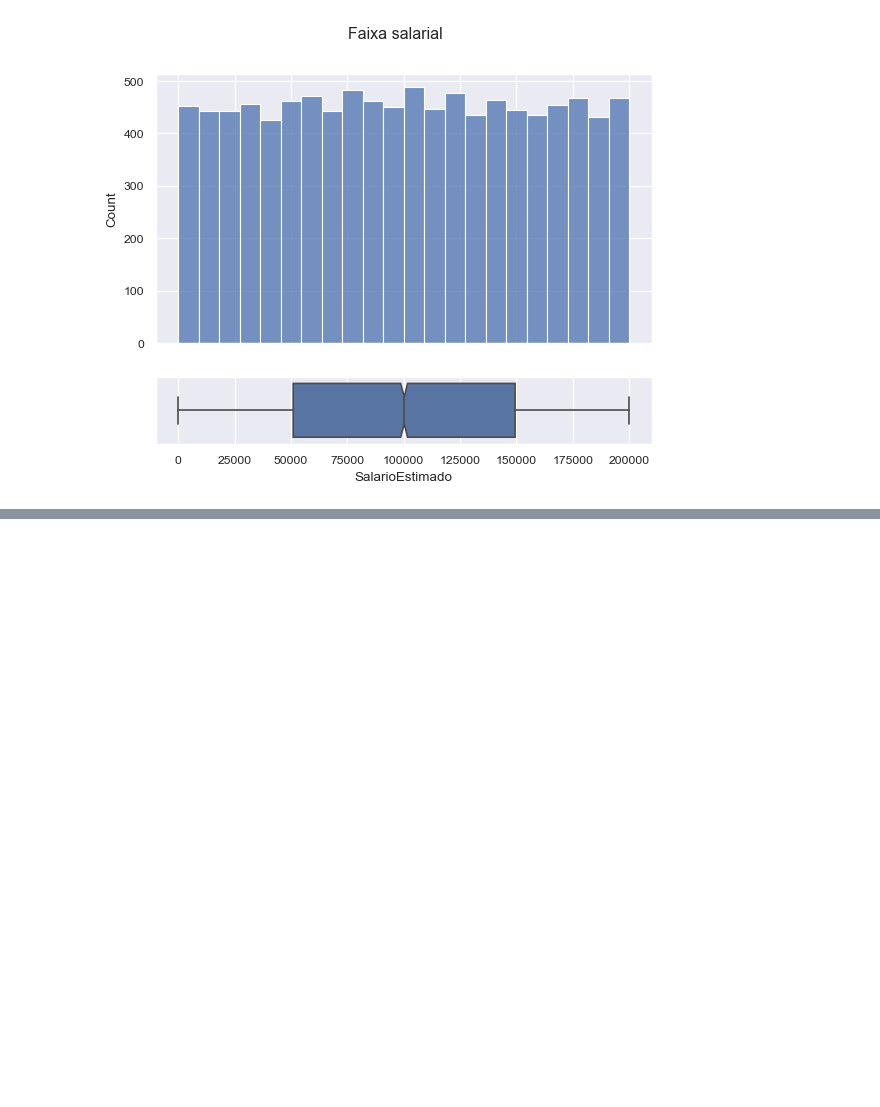
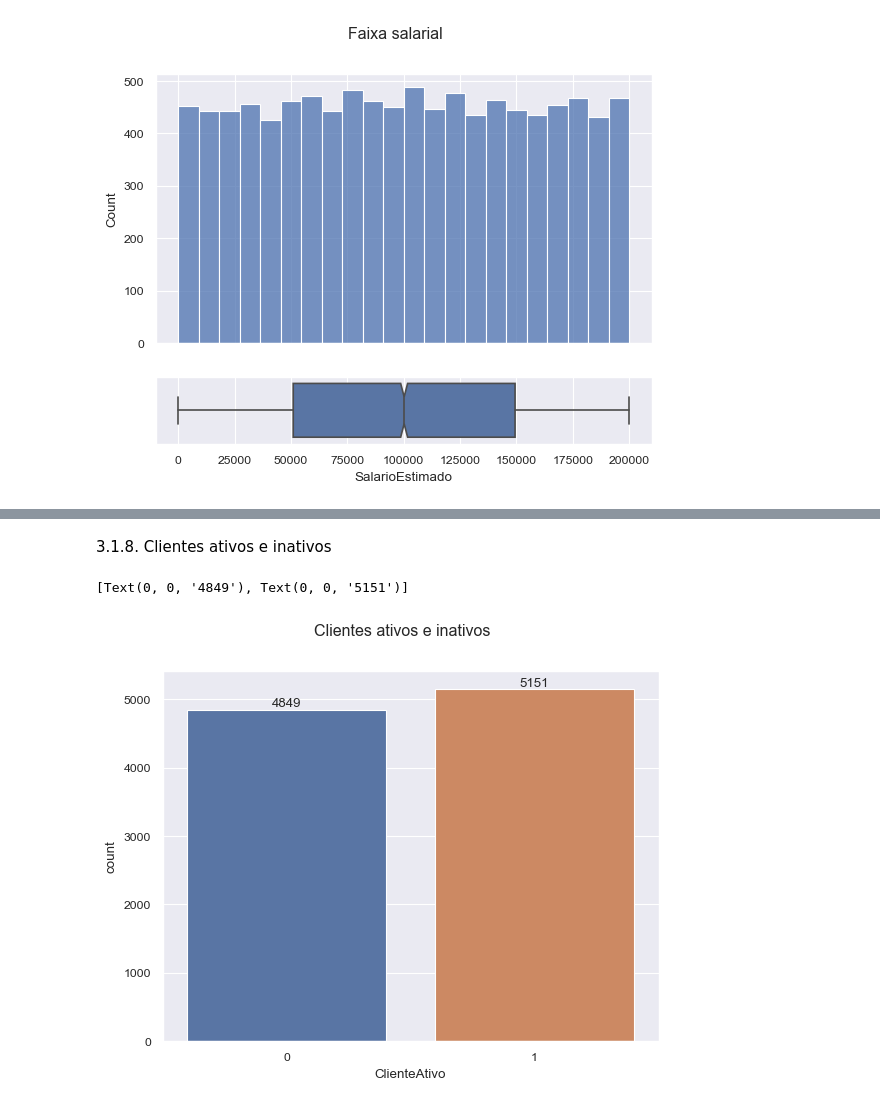
Before and after one commit to willyferreira/bank_churn, a Jupyter notebook: churn.ipynb, the cells around one changed output, grey strips where cells are left out. Cells and saved outputs as stored; diff of their text form; code cells hidden in the pictures; blank space fills up the shorter version.

```diff
--- a/churn.ipynb
+++ b/churn.ipynb
@@ -250,0 +286,11 @@ sns.boxplot(x = df.SalarioEstimado, fliersize = 2, notch = True, ax = axs[1])
+# %% [markdown]
+3.1.8. Clientes ativos e inativos
+# %%
+#Título da imagem
+plt.suptitle('Clientes ativos e inativos')
+ax = sns.countplot(data = df, x = df['ClienteAtivo'])
+#Inclusão dos rótulos
+ax.bar_label(ax.containers[0])
+# %% [output]
+[Text(0, 0, '4849'), Text(0, 0, '5151')]
+[figure, added]
```
Also changed, not shown: parts of 19 cells of this notebook.
